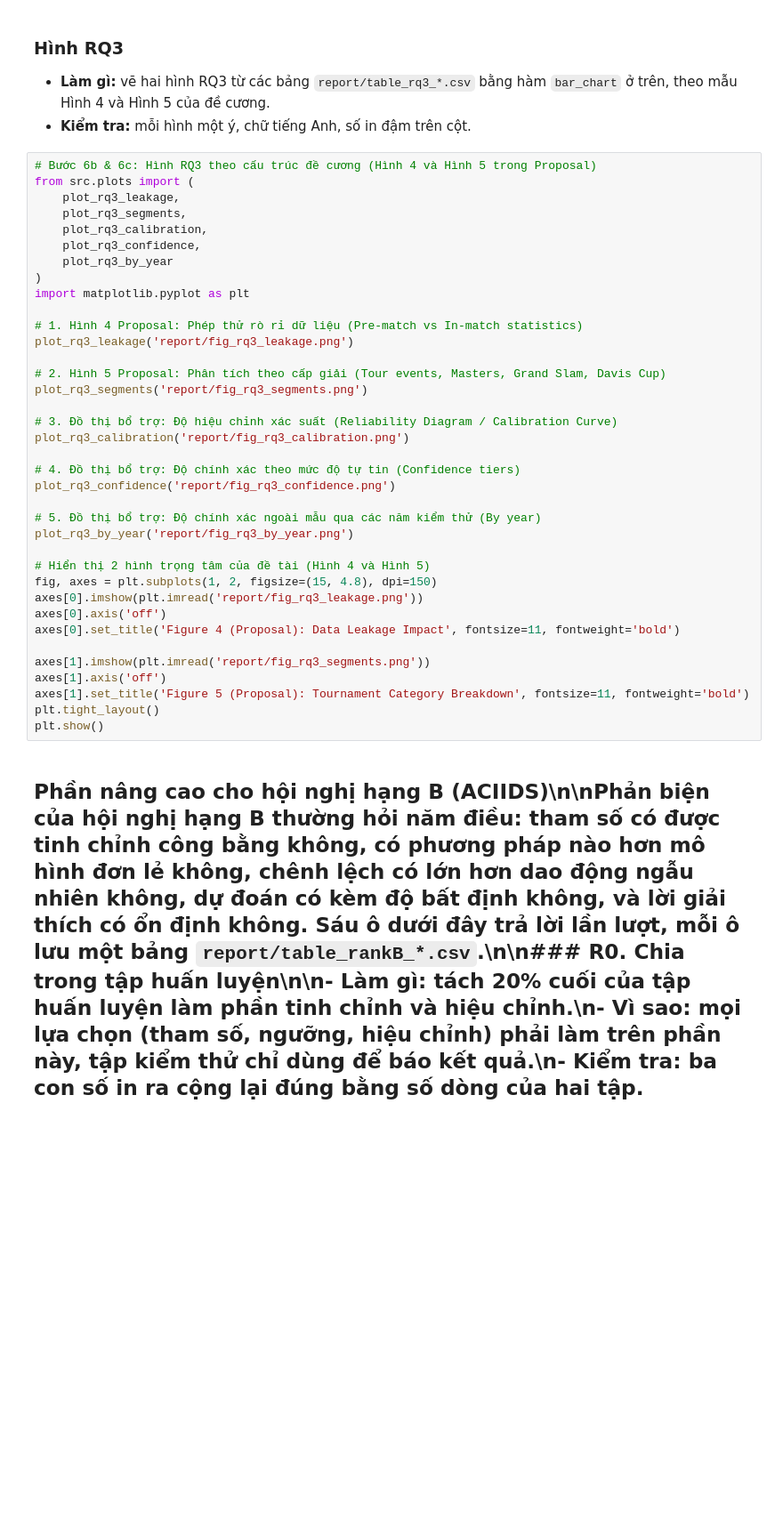
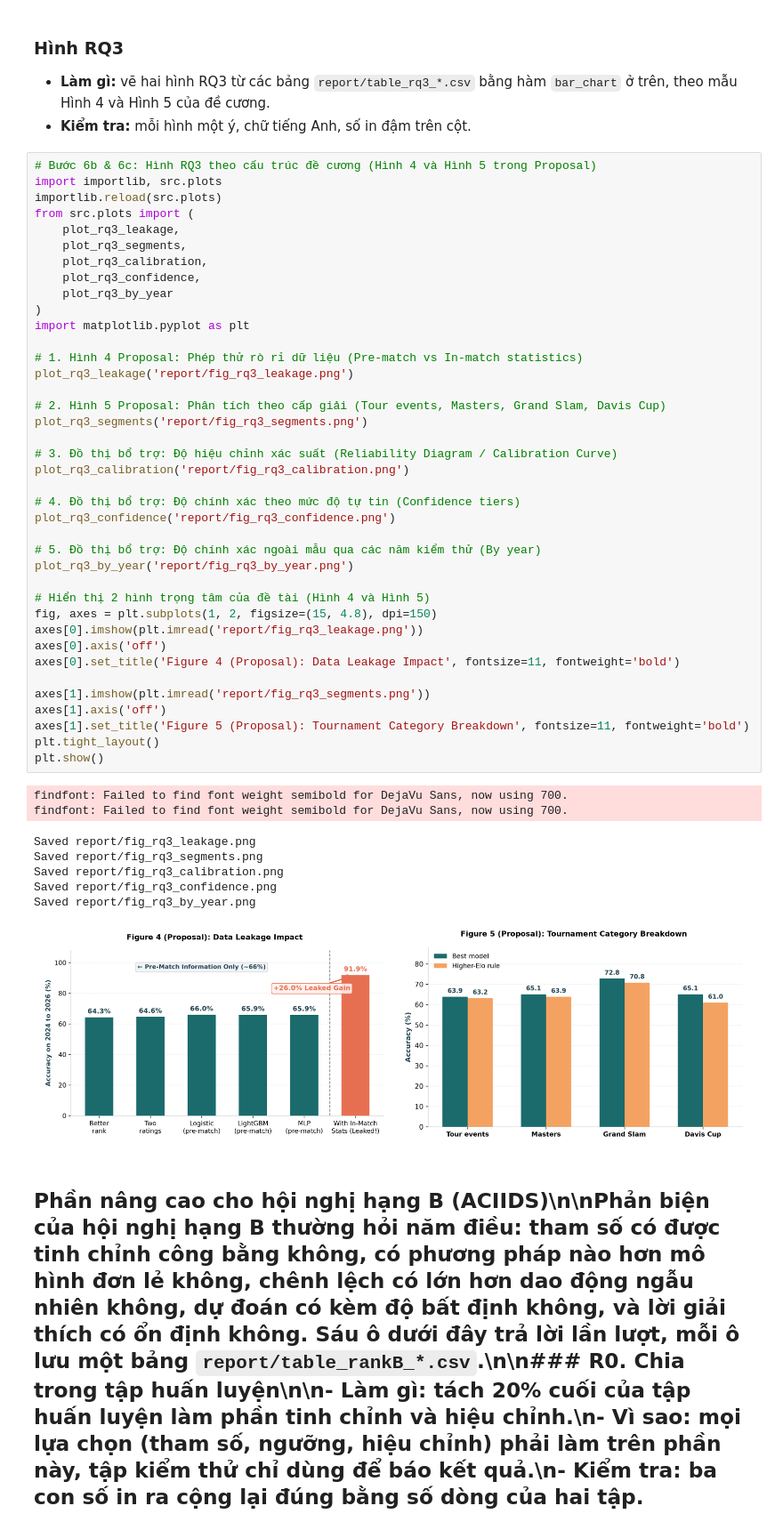
Before and after one commit to Cookmeal09/Group-6-Tennis-PreMatchOnly, a Jupyter notebook: Notebook_B_OnGoingAssessment2_ACIIDS_Tennis_PreMatchOnly.ipynb, the cells around one changed output. Shown at 89% size. Cells and saved outputs as stored; diff of their text form; blank space fills up the shorter version.

```diff
--- a/Notebook_B_OnGoingAssessment2_ACIIDS_Tennis_PreMatchOnly.ipynb
+++ b/Notebook_B_OnGoingAssessment2_ACIIDS_Tennis_PreMatchOnly.ipynb
@@ -226,6 +319,8 @@ json.dump({'best': best, 'train_until': 2022, 'test_from': 2024, 'params': {k: s
 - **Kiểm tra:** mỗi hình một ý, chữ tiếng Anh, số in đậm trên cột.
 # %%
 # Bước 6b & 6c: Hình RQ3 theo cấu trúc đề cương (Hình 4 và Hình 5 trong Proposal)
+import importlib, src.plots
+importlib.reload(src.plots)
 from src.plots import (
     plot_rq3_leakage,
     plot_rq3_segments,
@@ -234,33 +329,42 @@ from src.plots import (
     plot_rq3_by_year
 )
 import matplotlib.pyplot as plt
 
 # 1. Hình 4 Proposal: Phép thử rò rỉ dữ liệu (Pre-match vs In-match statistics)
 plot_rq3_leakage('report/fig_rq3_leakage.png')
 
 # 2. Hình 5 Proposal: Phân tích theo cấp giải (Tour events, Masters, Grand Slam, Davis Cup)
 plot_rq3_segments('report/fig_rq3_segments.png')
 
 # 3. Đồ thị bổ trợ: Độ hiệu chỉnh xác suất (Reliability Diagram / Calibration Curve)
 plot_rq3_calibration('report/fig_rq3_calibration.png')
 
 # 4. Đồ thị bổ trợ: Độ chính xác theo mức độ tự tin (Confidence tiers)
 plot_rq3_confidence('report/fig_rq3_confidence.png')
 
 # 5. Đồ thị bổ trợ: Độ chính xác ngoài mẫu qua các năm kiểm thử (By year)
 plot_rq3_by_year('report/fig_rq3_by_year.png')
 
 # Hiển thị 2 hình trọng tâm của đề tài (Hình 4 và Hình 5)
 fig, axes = plt.subplots(1, 2, figsize=(15, 4.8), dpi=150)
 axes[0].imshow(plt.imread('report/fig_rq3_leakage.png'))
 axes[0].axis('off')
 axes[0].set_title('Figure 4 (Proposal): Data Leakage Impact', fontsize=11, fontweight='bold')
 
 axes[1].imshow(plt.imread('report/fig_rq3_segments.png'))
 axes[1].axis('off')
 axes[1].set_title('Figure 5 (Proposal): Tournament Category Breakdown', fontsize=11, fontweight='bold')
 plt.tight_layout()
 plt.show()
+# %% [output]
+findfont: Failed to find font weight semibold for DejaVu Sans, now using 700.
+findfont: Failed to find font weight semibold for DejaVu Sans, now using 700.
+Saved report/fig_rq3_leakage.png
+Saved report/fig_rq3_segments.png
+Saved report/fig_rq3_calibration.png
+Saved report/fig_rq3_confidence.png
+Saved report/fig_rq3_by_year.png
+[figure, added]
 # %% [markdown]
 ## Phần nâng cao cho hội nghị hạng B (ACIIDS)\n\nPhản biện của hội nghị hạng B thường hỏi năm điều: tham số có được tinh chỉnh công bằng không, có phương pháp nào hơn mô hình đơn lẻ không, chênh lệch có lớn hơn dao động ngẫu nhiên không, dự đoán có kèm độ bất định không, và lời giải thích có ổn định không. Sáu ô dưới đây trả lời lần lượt, mỗi ô lưu một bảng `report/table_rankB_*.csv`.\n\n### R0. Chia trong tập huấn luyện\n\n- **Làm gì:** tách 20% cuối của tập huấn luyện làm phần tinh chỉnh và hiệu chỉnh.\n- **Vì sao:** mọi lựa chọn (tham số, ngưỡng, hiệu chỉnh) phải làm trên phần này, tập kiểm thử chỉ dùng để báo kết quả.\n- **Kiểm tra:** ba con số in ra cộng lại đúng bằng số dòng của hai tập.
 # %%
```
Also changed, not shown: parts of 19 cells of this notebook, 2 other files.
